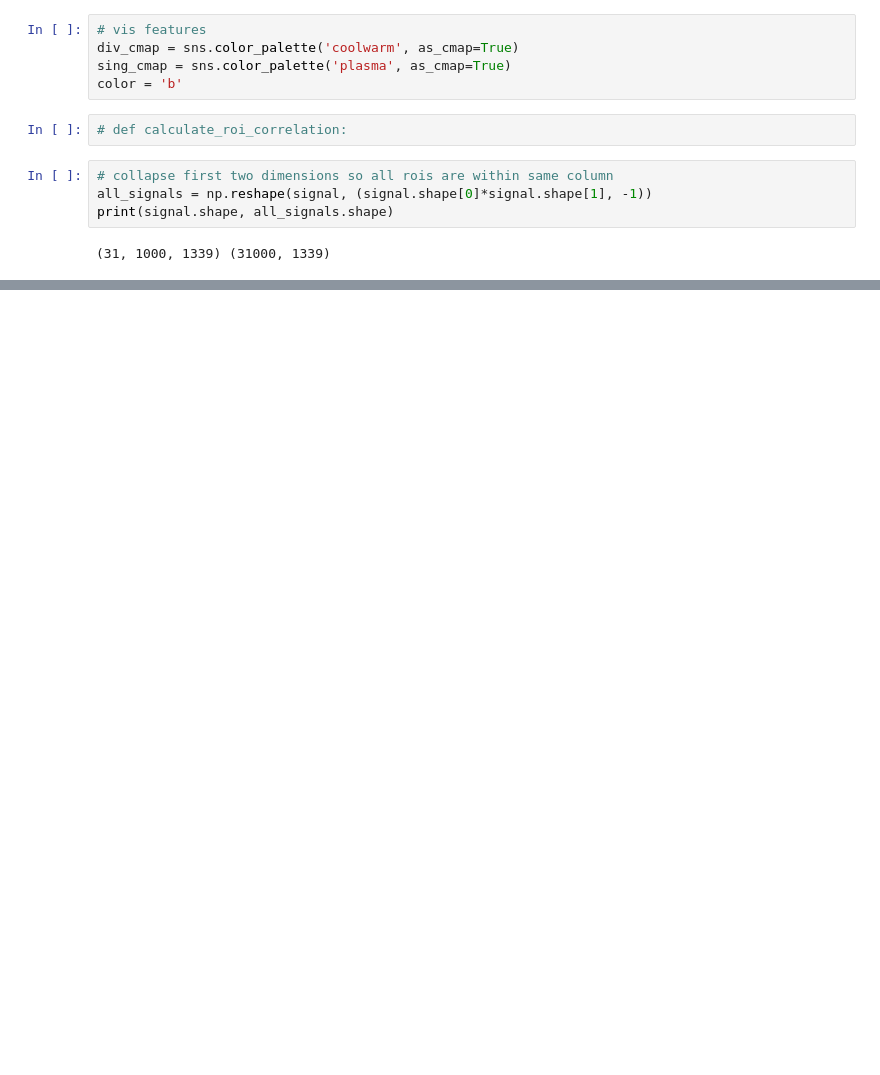
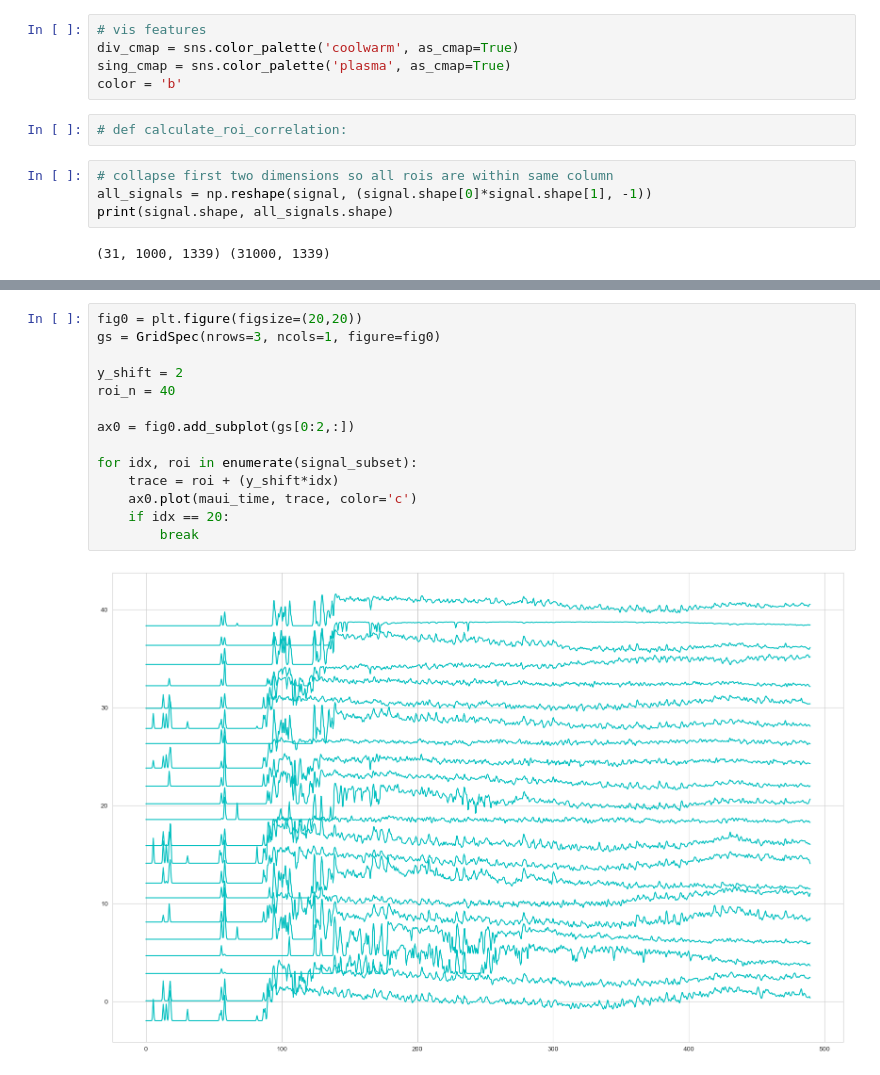
Before and after one commit to ptarabishi/maui_codebook, a Jupyter notebook: 2025_11_09_correlationmatrix.ipynb, the cells around one changed output, grey strips where cells are left out. Saved outputs shown, nothing was run; the diff lists cells and outputs as text; blank space fills up the shorter version.

```diff
--- a/2025_11_09_correlationmatrix.ipynb
+++ b/2025_11_09_correlationmatrix.ipynb
@@ -147,3 +139,19 @@ print(df.shape)
+# %%
+fig0 = plt.figure(figsize=(20,20))
+gs = GridSpec(nrows=3, ncols=1, figure=fig0)
+
+y_shift = 2
+roi_n = 40
+
+ax0 = fig0.add_subplot(gs[0:2,:])
+
+for idx, roi in enumerate(signal_subset):
+    trace = roi + (y_shift*idx)
+    ax0.plot(maui_time, trace, color='c')
+    if idx == 20:
+        break
+# %% [output]
+[figure, added]
 # %%
 # run correlations on all rois
 # pearsons_across_rois = np.corrcoef(signal_subset)
```
Also changed, not shown: parts of 13 cells of this notebook.
